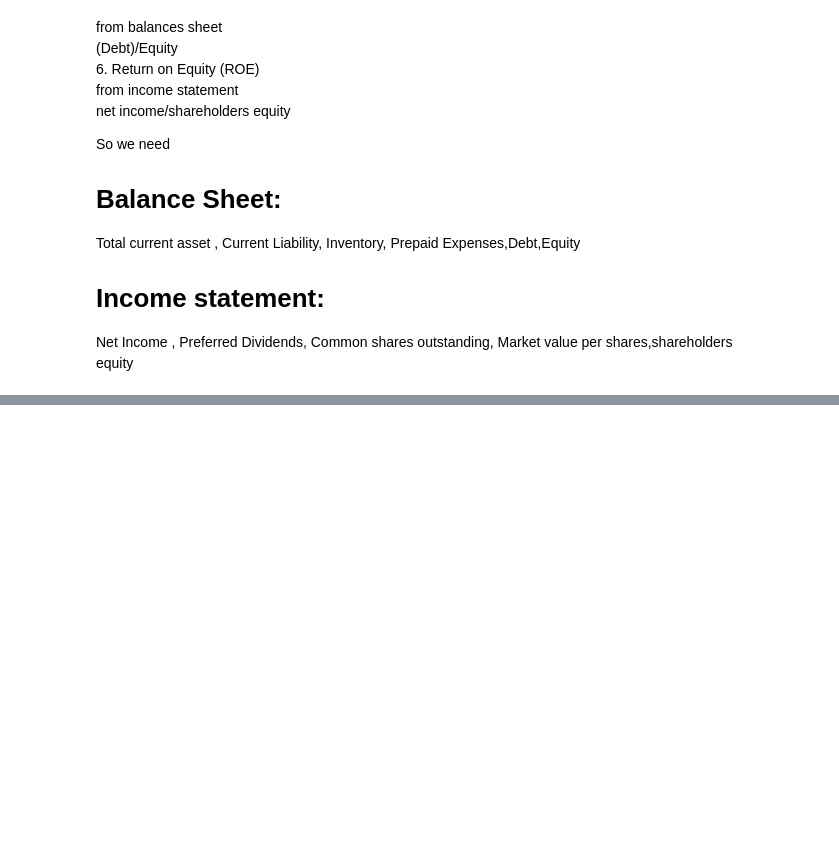
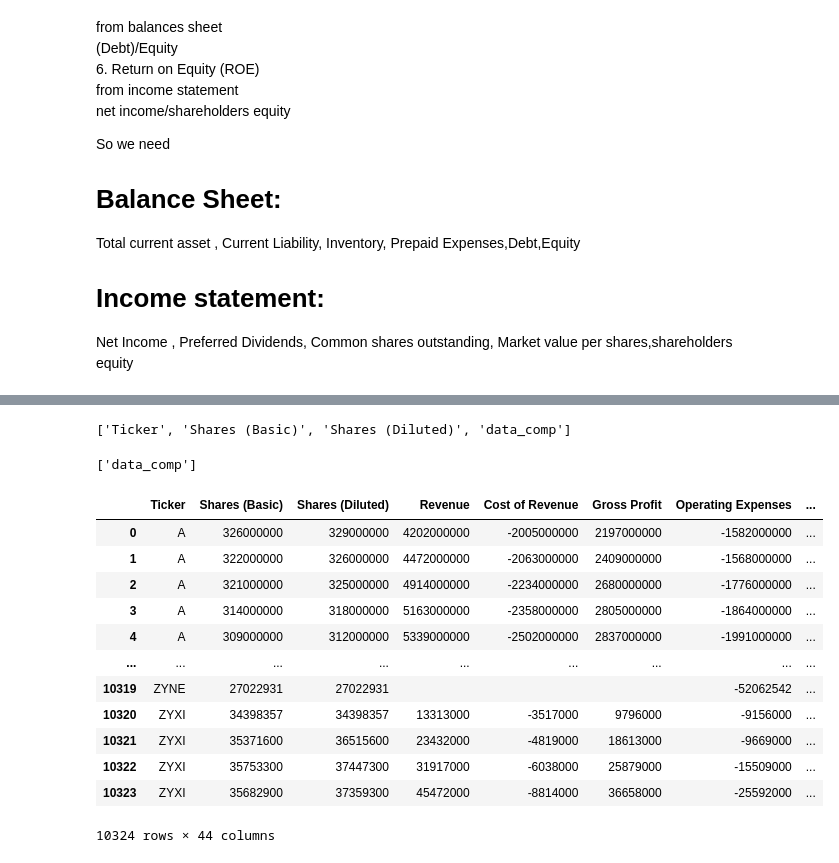
Before and after one commit to Aipeni/finanical, a Jupyter notebook: from_raw_to_csv.ipynb, the cells around one changed output, grey strips where cells are left out. Drawn from its saved outputs; the diff is of its cells as text; code cells hidden in the pictures; blank space fills up the shorter version.

```diff
--- a/from_raw_to_csv.ipynb
+++ b/from_raw_to_csv.ipynb
@@ -49,0 +121,42 @@ df
+# %%
+def check_dup_2_list(list1,list2):
+    list3=[]
+    for i in list1:
+        if i in list2:
+            list3.append(i)
+    return list3
+
+check_dup_2_list(df_income.columns,df_balance.columns)
+# %% [output]
+['Ticker', 'Shares (Basic)', 'Shares (Diluted)', 'data_comp']
+# %%
+df_balance.drop(['Ticker', 'SimFinId', 'Currency', 'Fiscal Year', 'Fiscal Period',
+       'Report Date','Shares (Basic)', 'Shares (Diluted)'],axis=1,inplace=True)
+# %%
+def check_dup_2_list(list1,list2):
+    list3=[]
+    for i in list1:
+        if i in list2:
+            list3.append(i)
+    return list3
+
+check_dup_2_list(df_income.columns,df_balance.columns)
+# %% [output]
+['data_comp']
+# %%
+df_combined=pd.merge(df_income,df_balance,how="inner",on="data_comp")
+df_combined
+# %% [output]
+|  | Ticker | Shares (Basic) | Shares (Diluted) | Revenue | Cost of Revenue | Gross Profit | Operating Expenses | ... |
+| 0 | A | 326000000 | 329000000 | 4202000000 | -2005000000 | 2197000000 | -1582000000 | ... |
+| 1 | A | 322000000 | 326000000 | 4472000000 | -2063000000 | 2409000000 | -1568000000 | ... |
+| 2 | A | 321000000 | 325000000 | 4914000000 | -2234000000 | 2680000000 | -1776000000 | ... |
+| 3 | A | 314000000 | 318000000 | 5163000000 | -2358000000 | 2805000000 | -1864000000 | ... |
+| 4 | A | 309000000 | 312000000 | 5339000000 | -2502000000 | 2837000000 | -1991000000 | ... |
+| ... | ... | ... | ... | ... | ... | ... | ... | ... |
+| 10319 | ZYNE | 27022931 | 27022931 |  |  |  | -52062542 | ... |
+| 10320 | ZYXI | 34398357 | 34398357 | 13313000 | -3517000 | 9796000 | -9156000 | ... |
+| 10321 | ZYXI | 35371600 | 36515600 | 23432000 | -4819000 | 18613000 | -9669000 | ... |
+| 10322 | ZYXI | 35753300 | 37447300 | 31917000 | -6038000 | 25879000 | -15509000 | ... |
+| 10323 | ZYXI | 35682900 | 37359300 | 45472000 | -8814000 | 36658000 | -25592000 | ... |
+10324 rows × 44 columns
```
Also changed, not shown: parts of 9 cells of this notebook.
